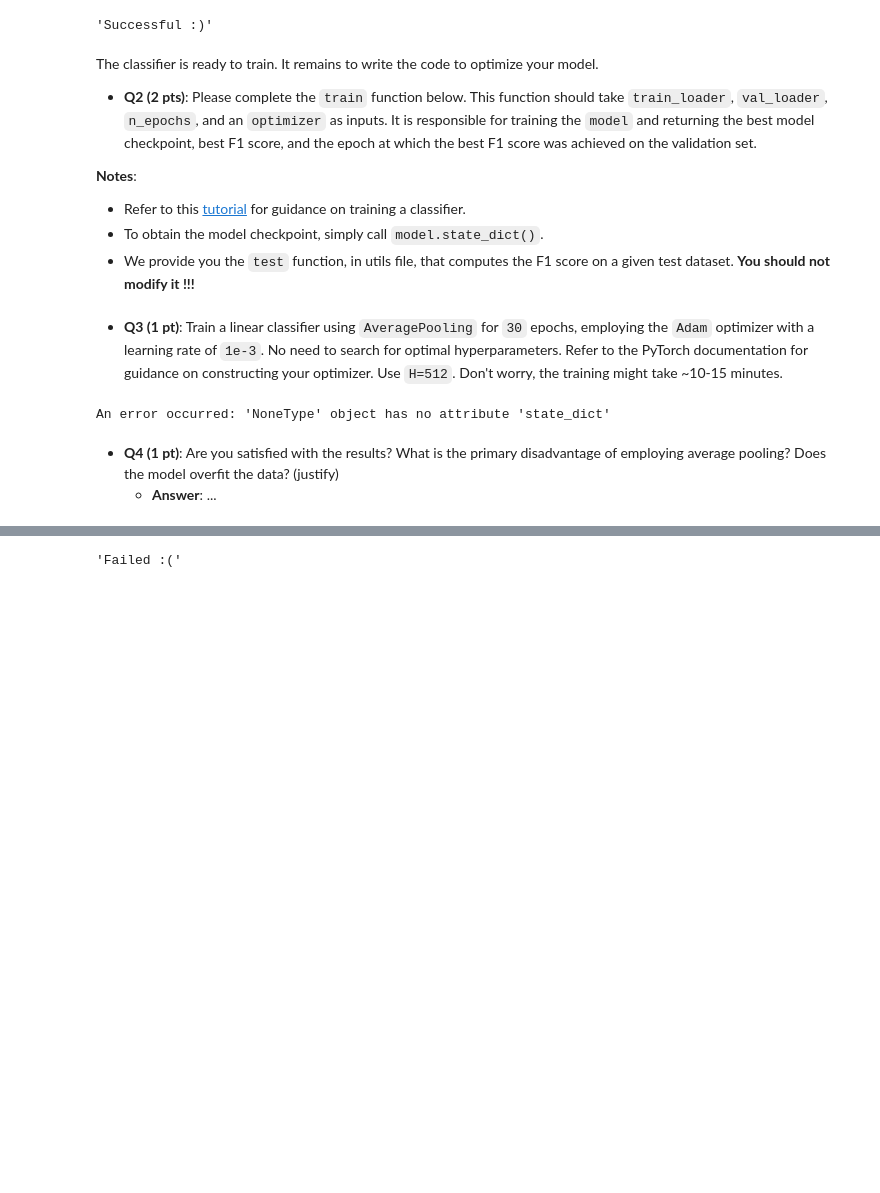
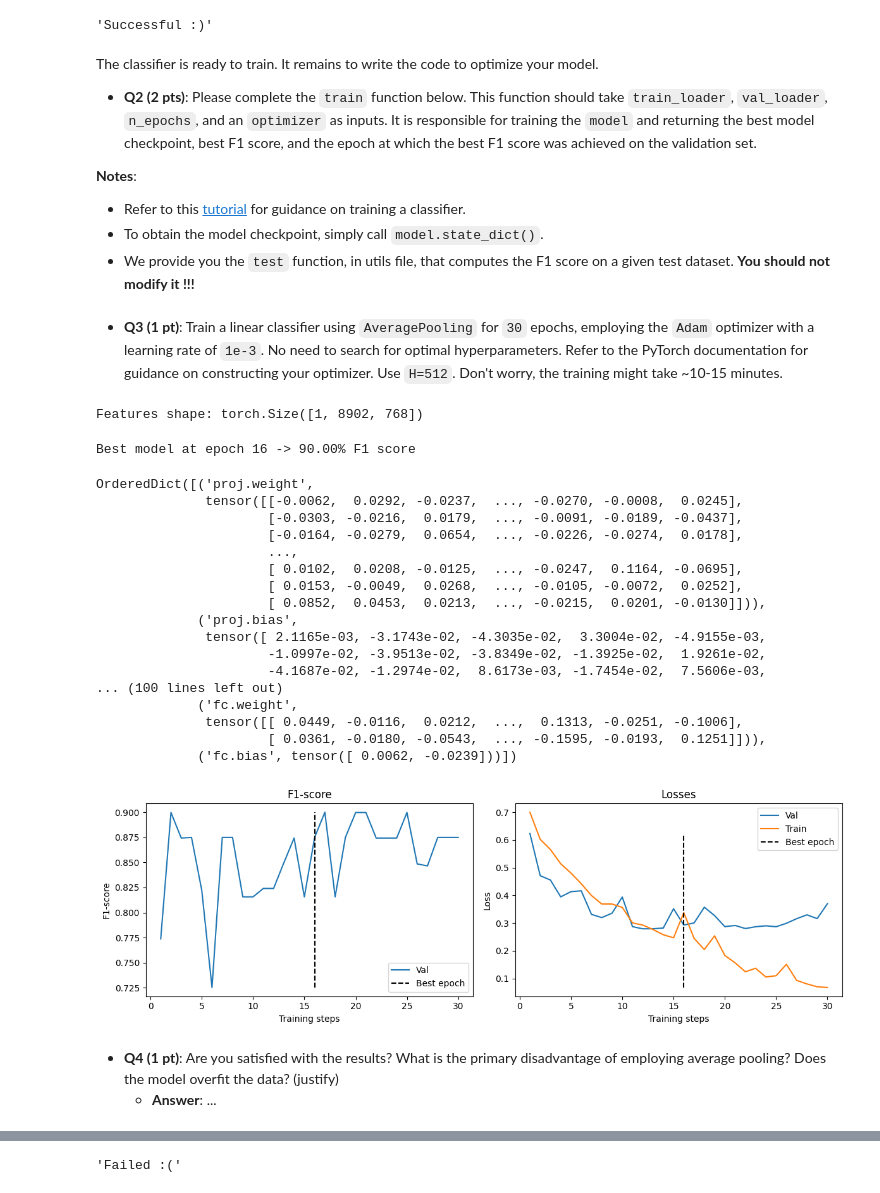
Before and after one commit to LouisH14/Image_Analysis_lab, a Jupyter notebook: labs/lab_03_iapr.ipynb, the cells around one changed output, grey strips where cells are left out. Drawn from its saved outputs; the diff is of its cells as text; code cells hidden in the pictures; blank space fills up the shorter version.

Commit message:
model trained

```diff
--- a/labs/lab_03_iapr.ipynb
+++ b/labs/lab_03_iapr.ipynb
@@ -483,7 +516,9 @@ def find_best_k(ks,kNNClassifier: Callable,train_x: torch.Tensor, train_y: torch
 ############################ TEST ##############################
 ################################################################
 
-best_k, best_accuracy = check_best_k(find_best_k, kNNClassifier,train_x, train_y, val_x, val_y)
+best_k, best_accuracy = check_best_k(
+    find_best_k, kNNClassifier, train_x, train_y, val_x, val_y
+)
 # %% [output]
 Best @ k: 3 -> 99.46% accuracy
 # %% [markdown]
@@ -513,7 +548,9 @@ def fit_knn(best_k, train_x, train_y, val_x, val_y):
 ################################################################
 
 # Plot ood scores and threshold
-classifier, threshold_val, val_y_ood_scores = fit_knn(best_k, train_x, train_y, val_x, val_y)
+classifier, threshold_val, val_y_ood_scores = fit_knn(
+    best_k, train_x, train_y, val_x, val_y
+)
 plot_ood_scores(ood_scores=val_y_ood_scores, threshold=threshold_val)
 # %% [output]
 Validation threshold 95% = 2.34
@@ -687,7 +732,9 @@ Now that you have coded your first aggregation method, let's build the linear cl
 # %%
 class LinearClassifier(nn.Module):
 
-    def __init__(self, in_dim : int, H : int, n_classes : int, pooling_fn : nn.Module) -> None:
+    def __init__(
+        self, in_dim: int, H: int, n_classes: int, pooling_fn: nn.Module
+    ) -> None:
         """Constructs the linear classifier
 
         Attributes:
@@ -718,7 +765,6 @@ class LinearClassifier(nn.Module):
         self.pool = pool_layer
         self.fc = fc_layer
 
-
     def forward(self, x):
         """
         Args:
@@ -727,11 +773,11 @@ class LinearClassifier(nn.Module):
             logits (torch.Tensor): (1, n_classes) Output logits for classification
         """
         # x: (1, N, d)
-        x = x.squeeze(0)         # (N, d)
-        x = self.proj(x)         # (N, H)
-        x = F.relu(x)            # (N, H)
-        x = self.pool(x)         # (1, H)
-        logits = self.fc(x)      # (1, n_classes)
+        x = x.squeeze(0)  # (N, d)
+        x = self.proj(x)  # (N, H)
+        x = F.relu(x)  # (N, H)
+        x = self.pool(x)  # (1, H)
+        logits = self.fc(x)  # (1, n_classes)
         return logits
 # %%
 ################################################################
@@ -744,10 +790,11 @@ sanity_check_cls(LinearClassifier,AveragePooling)
 # %% [markdown]
 The classifier is ready to train. It remains to write the code to optimize your model.
 
-* **Q2 (2 pts)**: Please complete the `train` function below. This function should take `train_loader`, `val_loader`, `n_epochs`, and an `optimizer` as inputs. It is responsible for training the `model` and returning the best model checkpoint, best F1 score, and the epoch at which the best F1 score was achieved on the validation set.
+- **Q2 (2 pts)**: Please complete the `train` function below. This function should take `train_loader`, `val_loader`, `n_epochs`, and an `optimizer` as inputs. It is responsible for training the `model` and returning the best model checkpoint, best F1 score, and the epoch at which the best F1 score was achieved on the validation set.
 
 **Notes**:
-* Refer to this [tutorial](https://pytorch.org/tutorials/beginner/blitz/cifar10_tutorial.html) for guidance on training a classifier.
-* To obtain the model checkpoint, simply call `model.state_dict()`.
-* We provide you the `test` function, in utils file, that computes the F1 score on a given test dataset. **You should not modify it !!!**
+
+- Refer to this [tutorial](https://pytorch.org/tutorials/beginner/blitz/cifar10_tutorial.html) for guidance on training a classifier.
+- To obtain the model checkpoint, simply call `model.state_dict()`.
+- We provide you the `test` function, in utils file, that computes the F1 score on a given test dataset. **You should not modify it !!!**
 # %%
@@ -785,15 +882,23 @@ def train(model : nn.Module, train_loader : DataLoader, val_loader : DataLoader,
 
     return best_model, best_f1, best_epoch, val_f1s, val_losses, train_losses
 # %% [markdown]
-* **Q3 (1 pt)**: Train a linear classifier using `AveragePooling` for `30` epochs, employing the `Adam` optimizer with a learning rate of `1e-3`. No need to search for optimal hyperparameters. Refer to the PyTorch documentation for guidance on constructing your optimizer. Use `H=512`. Don't worry, the training might take ~10-15 minutes.
+- **Q3 (1 pt)**: Train a linear classifier using `AveragePooling` for `30` epochs, employing the `Adam` optimizer with a learning rate of `1e-3`. No need to search for optimal hyperparameters. Refer to the PyTorch documentation for guidance on constructing your optimizer. Use `H=512`. Don't worry, the training might take ~10-15 minutes.
+# %%
+sample_batch = next(iter(train_loader))
+features, label = sample_batch
+print(f"Features shape: {features.shape}")
+# %% [output]
+Features shape: torch.Size([1, 8902, 768])
 # %%
 # Set seed for reproducibility
 torch.manual_seed(0)
 
-d, H, M, n_classes = None, None, None, None
-epochs = None
-model = None
-optimizer = None
+d, H, M, n_classes = 768, 512, None, 2
+epochs = 30
+model = LinearClassifier(
+    in_dim=d, H=H, n_classes=n_classes, pooling_fn=AveragePooling()
+)
+optimizer = torch.optim.Adam(model.parameters(), lr=1e-3)
 
 # ------------------
 # Your code here ...
@@ -801,15 +906,35 @@ optimizer = None
 # %%
 ################################################################
 ############################ TEST ##############################
 ################################################################
 
 # Train and Plot results
-plot_training(model, train, train_loader, val_loader, epochs=epochs, optimizer=optimizer)
+plot_training(
+    model, train, train_loader, val_loader, epochs=epochs, optimizer=optimizer
+)
 # %% [output]
-An error occurred: 'NoneType' object has no attribute 'state_dict'
+Best model at epoch 16 -> 90.00% F1 score
+OrderedDict([('proj.weight',
+              tensor([[-0.0062,  0.0292, -0.0237,  ..., -0.0270, -0.0008,  0.0245],
+                      [-0.0303, -0.0216,  0.0179,  ..., -0.0091, -0.0189, -0.0437],
+                      [-0.0164, -0.0279,  0.0654,  ..., -0.0226, -0.0274,  0.0178],
+                      ...,
+                      [ 0.0102,  0.0208, -0.0125,  ..., -0.0247,  0.1164, -0.0695],
+                      [ 0.0153, -0.0049,  0.0268,  ..., -0.0105, -0.0072,  0.0252],
+                      [ 0.0852,  0.0453,  0.0213,  ..., -0.0215,  0.0201, -0.0130]])),
+             ('proj.bias',
+              tensor([ 2.1165e-03, -3.1743e-02, -4.3035e-02,  3.3004e-02, -4.9155e-03,
+                      -1.0997e-02, -3.9513e-02, -3.8349e-02, -1.3925e-02,  1.9261e-02,
+                      -4.1687e-02, -1.2974e-02,  8.6173e-03, -1.7454e-02,  7.5606e-03,
+... (100 lines left out)
+             ('fc.weight',
+              tensor([[ 0.0449, -0.0116,  0.0212,  ...,  0.1313, -0.0251, -0.1006],
+                      [ 0.0361, -0.0180, -0.0543,  ..., -0.1595, -0.0193,  0.1251]])),
+             ('fc.bias', tensor([ 0.0062, -0.0239]))])
+[figure, added]
 # %% [markdown]
-* **Q4 (1 pt)**: Are you satisfied with the results? What is the primary disadvantage of employing average pooling? Does the model overfit the data? (justify)
-    * **Answer**: ...
+- **Q4 (1 pt)**: Are you satisfied with the results? What is the primary disadvantage of employing average pooling? Does the model overfit the data? (justify)
+  - **Answer**: ...
 # %% [markdown]
 ### 2.4 Attention Pooling [9 pts]
 
```
Also changed, not shown: parts of 48 cells of this notebook.
